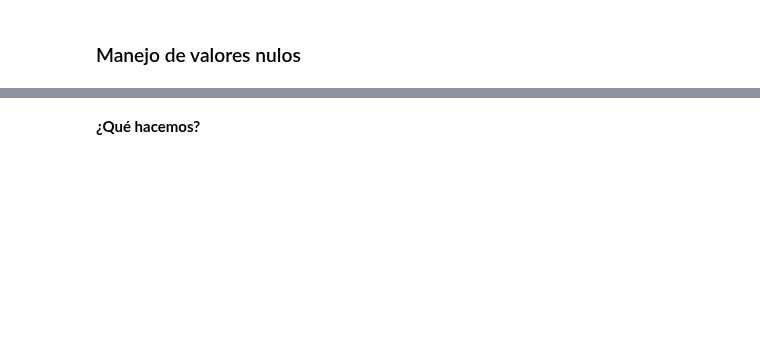
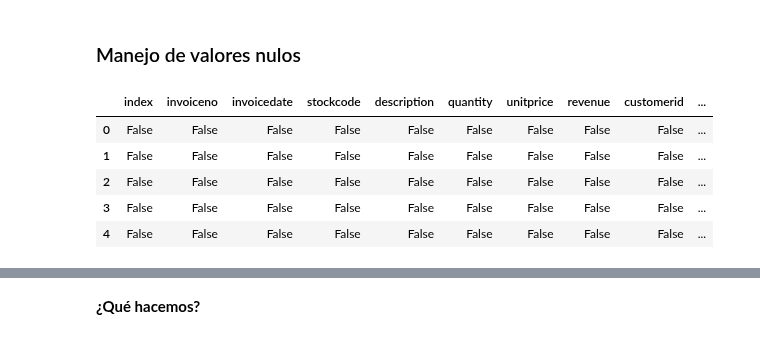
Before and after one commit to Ironhack-Data-Madrid-Enero-2023/apuntes_clase, a Jupyter notebook: semana_2/2.1 - Pandas Deepdive.ipynb, the cells around one changed output, grey strips where cells are left out. Drawn from its saved outputs; the diff is of its cells as text; code cells hidden in the pictures; blank space fills up the shorter version.

```diff
--- a/semana_2/2.1 - Pandas Deepdive.ipynb
+++ b/semana_2/2.1 - Pandas Deepdive.ipynb
@@ -607,2 +662,11 @@ memory usage: 33.2+ MB
 # %% [markdown]
 ### Manejo de valores nulos
+# %%
+df.isna().head()
+# %% [output]
+|  | index | invoiceno | invoicedate | stockcode | description | quantity | unitprice | revenue | customerid | ... |
+| 0 | False | False | False | False | False | False | False | False | False | ... |
+| 1 | False | False | False | False | False | False | False | False | False | ... |
+| 2 | False | False | False | False | False | False | False | False | False | ... |
+| 3 | False | False | False | False | False | False | False | False | False | ... |
+| 4 | False | False | False | False | False | False | False | False | False | ... |
```
Also changed, not shown: parts of 53 cells of this notebook.
